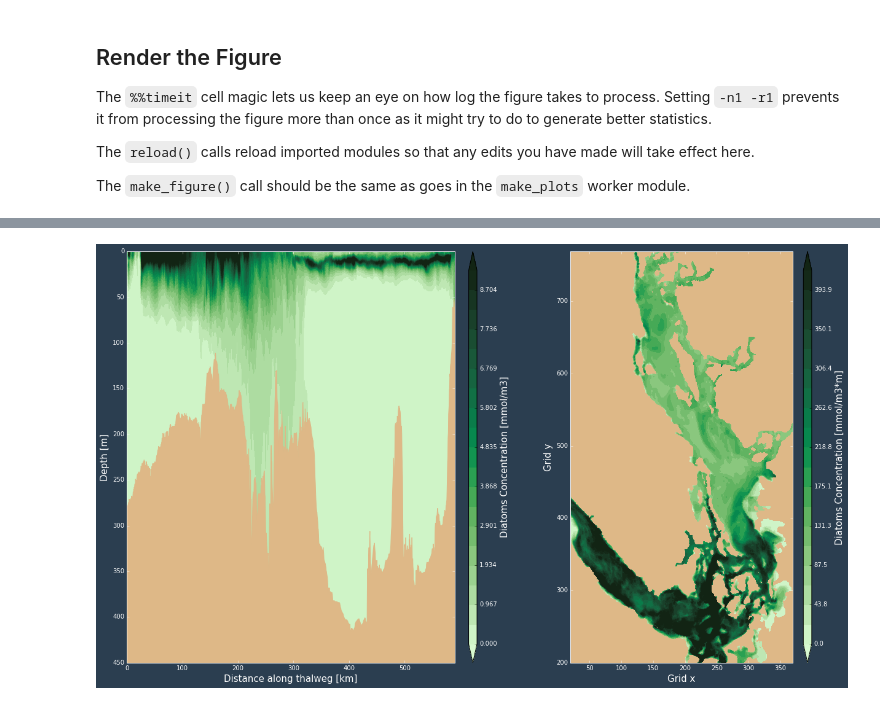
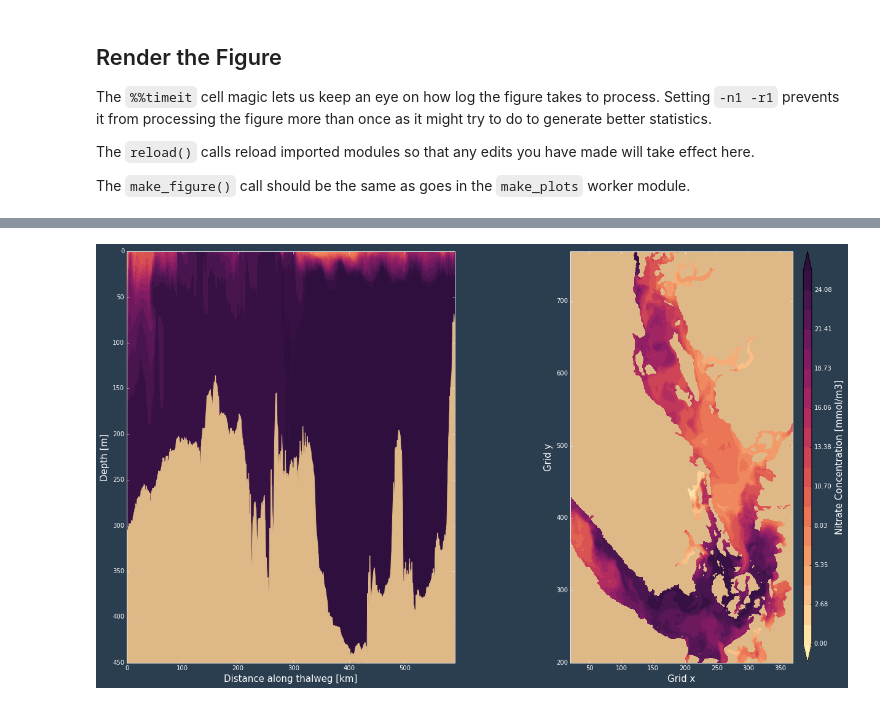
Before and after one commit to SalishSeaCast/SalishSeaNowcast, a Jupyter notebook: notebooks/figures/research/TestTracerThalwegAndSurface.ipynb, the cells around one changed output, grey strips where cells are left out. Drawn from its saved outputs; the diff is of its cells as text; code cells hidden in the pictures.

Commit message:
Dev iteration on research.tracer_thalweg_and_surface fig module & docs.

```diff
--- a/notebooks/figures/research/TestTracerThalwegAndSurface.ipynb
+++ b/notebooks/figures/research/TestTracerThalwegAndSurface.ipynb
@@ -42,8 +42,8 @@ The `yaml.load()` call at the bottom of the cell converts the string into a `con
 config = '''
     run_types:
         nowcast-green:
-            bathymetry: /results/nowcast-sys/NEMO-forcing/grid/bathy_meter_SalishSea2.nc
-            mesh_mask: /results/nowcast-sys/NEMO-forcing/grid/mesh_mask_SalishSea2.nc
+            bathymetry: /results/nowcast-sys/NEMO-forcing/grid/bathy_downonegrid2.nc
+            mesh_mask: /results/nowcast-sys/NEMO-forcing/grid/mesh_mask_downbyone2.nc
 
     run:
         results_archive:
@@ -52,7 +52,7 @@ config = '''
 
 config = yaml.load(io.StringIO(config))
 # %%
-run_date = arrow.get('2016-04-01')
+run_date = arrow.get('2017-01-25')
 run_type = 'nowcast-green'
 
 dmy = run_date.format('DDMMMYY').lower()
@@ -62,12 +62,11 @@ results_home = Path(config['run']['results_archive'][run_type])
 results_dir = results_home/dmy
 # %%
 bathymetry = nc.Dataset(config['run_types'][run_type]['bathymetry'])
-bathy, lons, lats = tidetools.get_bathy_data(bathymetry)
 
 mesh_mask = nc.Dataset(config['run_types']['nowcast-green']['mesh_mask'])
 
 ptrc_T = nc.Dataset(os.fspath(results_dir/f'SalishSea_1h_{yyyymmdd}_{yyyymmdd}_ptrc_T.nc'))
-tracer_var = ptrc_T.variables['PHY2']
+tracer_var = ptrc_T.variables['NO3']
 # %% [markdown]
 ## Render the Figure
 
@@ -84,6 +83,6 @@ The `make_figure()` call should be the same as goes in the `make_plots` worker m
 reload(tracer_thalweg_and_surface)
 
 fig = tracer_thalweg_and_surface.make_figure(
-    tracer_var, bathy, lons, lats, mesh_mask, cmap=cmocean.cm.algae, depth_integrated=True
+    tracer_var, bathymetry, mesh_mask, cmap=cmocean.cm.matter, depth_integrated=False
 )
 # %% [output]
@@ -91 +90 @@ fig = tracer_thalweg_and_surface.make_figure(
-[figure, old version]
+[figure, new version]
```
Also changed, not shown: parts of 2 cells of this notebook, 3 other files.
